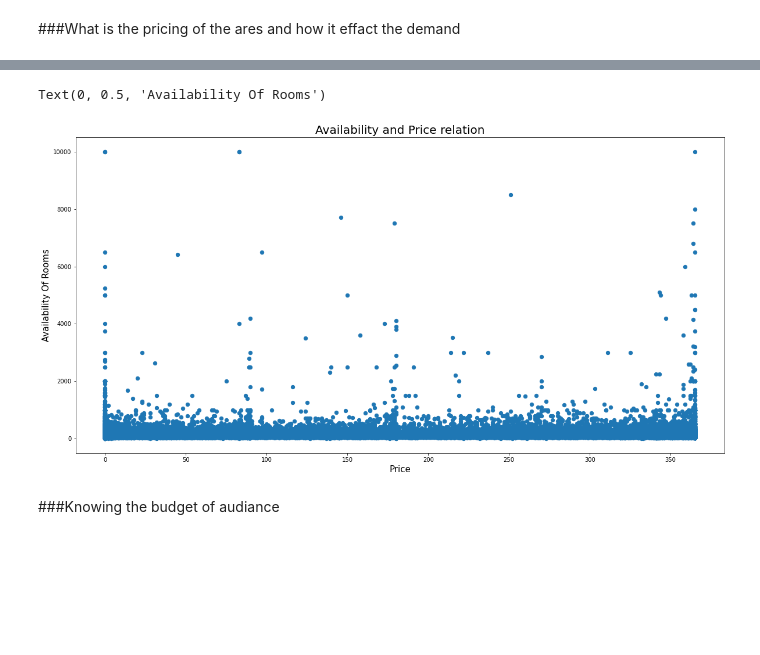
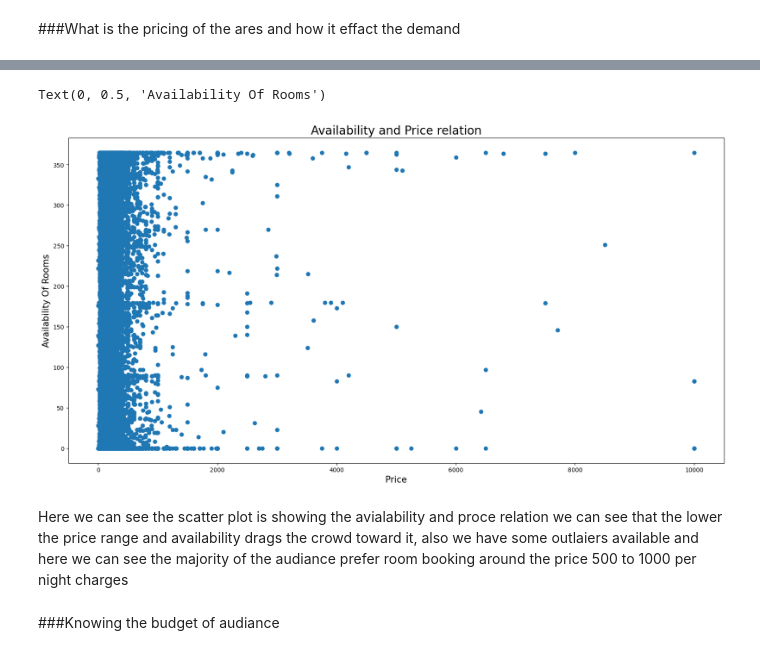
Before and after one commit to GauravDrive/CAPSTONE-PROJECT-almabetter, a Jupyter notebook: AirBnB.ipynb, the cells around one changed output, grey strips where cells are left out. Drawn from its saved outputs; the diff is of its cells as text; code cells hidden in the pictures; blank space fills up the shorter version.

```diff
--- a/AirBnB.ipynb
+++ b/AirBnB.ipynb
@@ -262,17 +257,19 @@ sns.scatterplot(y=A_BnB['Price'],x=A_BnB['Availability around the Year'])
 # %%
 Price_= A_BnB[['Price','Availability around the Year']]
 # %%
-x_values=A_BnB['Availability around the Year']
-y_values= A_BnB['Price']
+y_values=A_BnB['Availability around the Year']
+x_values= A_BnB['Price']
 
 plt.figure(figsize=(20, 10))
 plt.scatter(x_values, y_values, s=40)
 plt.title('Availability and Price relation', fontsize=20)
 plt.xlabel('Price', fontsize=15)
 plt.ylabel('Availability Of Rooms', fontsize=15)
 # %% [output]
 Text(0, 0.5, 'Availability Of Rooms')
-[figure, old version]
+[figure, new version]
+# %% [markdown]
+Here we can see the scatter plot is showing the avialability and proce relation we can see that the lower the price range and availability drags the crowd toward it, also we have some outlaiers available and here we can see the majority of the audiance prefer room booking around the price 500 to 1000 per night charges
 # %% [markdown]
 ###Knowing the budget of audiance
 # %%
```
Also changed, not shown: parts of 22 cells of this notebook.
